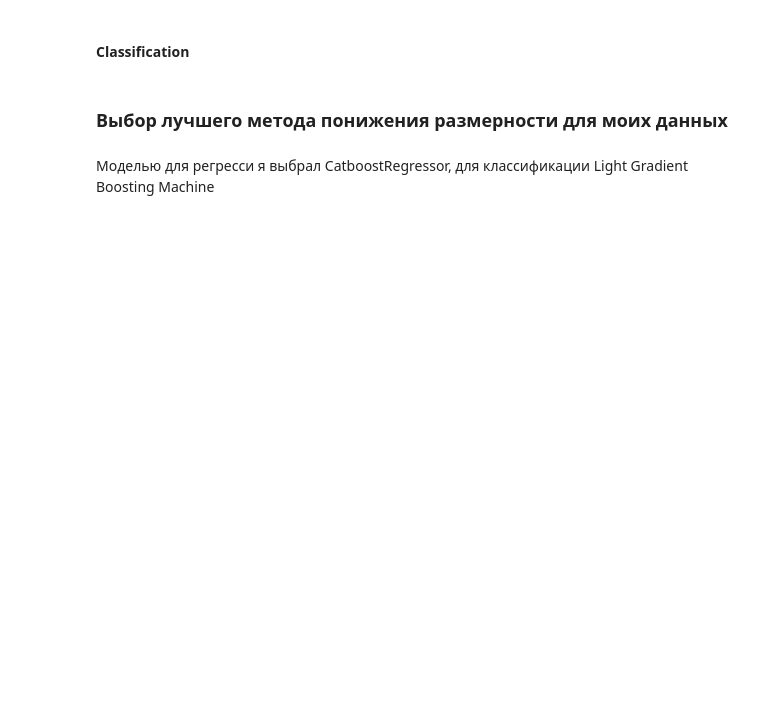
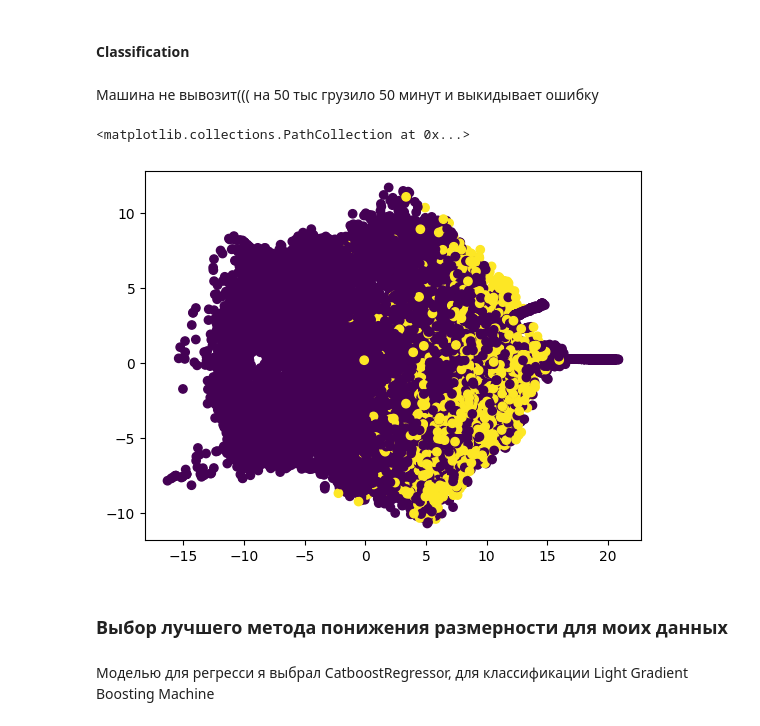
Before and after one commit to vldzgr123/ML2023, a Jupyter notebook: ML_Labs/notes/Lab9Zagrebelnyi.ipynb, the cells around one changed output. Drawn from its saved outputs; the diff is of its cells as text; code cells hidden in the pictures; blank space fills up the shorter version.

```diff
--- a/ML_Labs/notes/Lab9Zagrebelnyi.ipynb
+++ b/ML_Labs/notes/Lab9Zagrebelnyi.ipynb
@@ -252,10 +243,16 @@ plt.scatter(X_reg_isomap[:,0], X_reg_isomap[:,1], c=y_reg)
 # %% [markdown]
 #### Classification
+# %% [markdown]
+Машина не вывозит(((
+на 50 тыс грузило 50 минут и выкидывает ошибку
 # %%
 isomap = Isomap(n_components=2)
-X_class_isomap = isomap.fit_transform(X_class_scaled)
+X_class_isomap = isomap.fit_transform(X_class_scaled.head(20000))
 # %%
-plt.scatter(X_class_isomap[:,0], X_class_isomap[:,1], c=y_class)
+plt.scatter(X_class_isomap[:,0], X_class_isomap[:,1], c=y_class.head(20000))
+# %% [output]
+<matplotlib.collections.PathCollection at 0x...>
+[figure, added]
 # %% [markdown]
 ### Выбор лучшего метода понижения размерности для моих данных
 # %%
```
Also changed, not shown: parts of 13 cells of this notebook, 4 other files.
